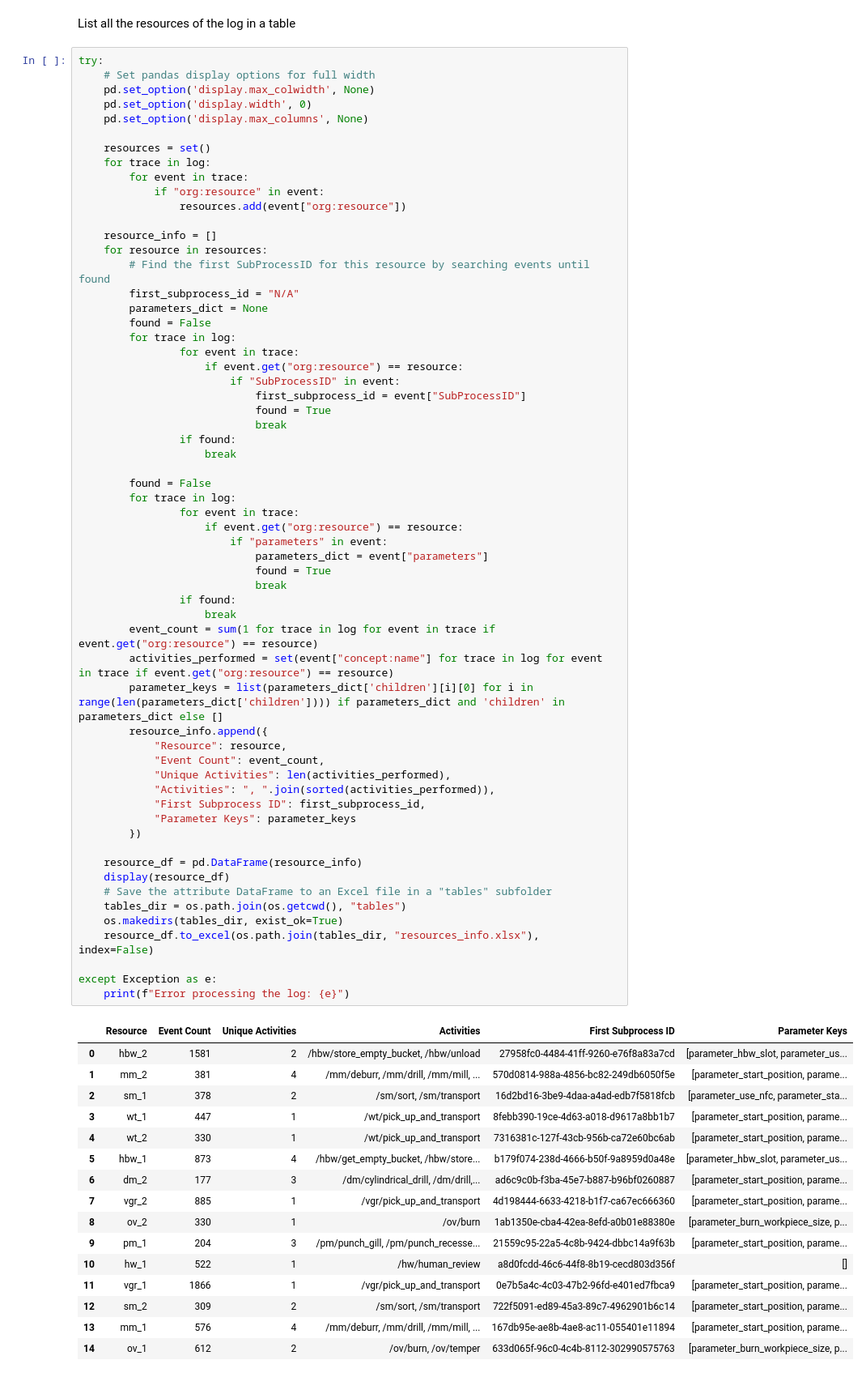
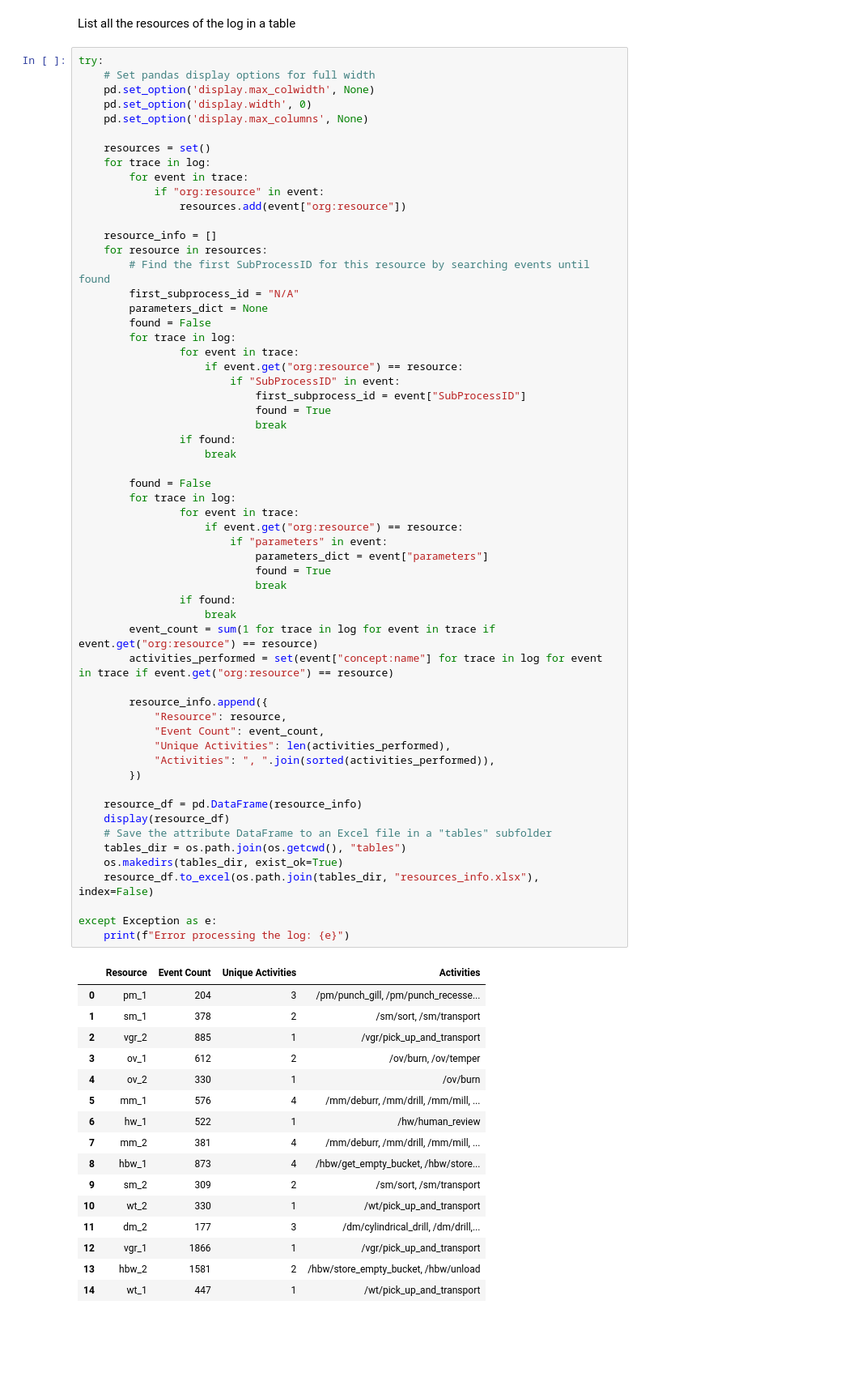
Before and after one commit to Olive305/Bachelor-thesis, a Jupyter notebook: Data/IoT enriched event log paper/document_log_content.ipynb, the cells around one changed output. Shown at 81% size. Cells and saved outputs as stored; diff of their text form; blank space fills up the shorter version.

```diff
--- a/Data/IoT enriched event log paper/document_log_content.ipynb
+++ b/Data/IoT enriched event log paper/document_log_content.ipynb
@@ -154,52 +154,50 @@ try:
 
         found = False
         for trace in log:
                 for event in trace:
                     if event.get("org:resource") == resource:
                         if "parameters" in event:
                             parameters_dict = event["parameters"]
                             found = True
                             break
                 if found:
                     break
         event_count = sum(1 for trace in log for event in trace if event.get("org:resource") == resource)
         activities_performed = set(event["concept:name"] for trace in log for event in trace if event.get("org:resource") == resource)
-        parameter_keys = list(parameters_dict['children'][i][0] for i in range(len(parameters_dict['children']))) if parameters_dict and 'children' in parameters_dict else []
+
         resource_info.append({
             "Resource": resource,
             "Event Count": event_count,
             "Unique Activities": len(activities_performed),
             "Activities": ", ".join(sorted(activities_performed)),
-            "First Subprocess ID": first_subprocess_id,
-            "Parameter Keys": parameter_keys
         })
 
     resource_df = pd.DataFrame(resource_info)
     display(resource_df)
     # Save the attribute DataFrame to an Excel file in a "tables" subfolder
     tables_dir = os.path.join(os.getcwd(), "tables")
     os.makedirs(tables_dir, exist_ok=True)
     resource_df.to_excel(os.path.join(tables_dir, "resources_info.xlsx"), index=False)
 
 except Exception as e:
     print(f"Error processing the log: {e}")
 # %% [output]
-|  | Resource | Event Count | Unique Activities | Activities | First Subprocess ID | Parameter Keys |
-| 0 | hbw_2 | 1581 | 2 | /hbw/store_empty_bucket, /hbw/unload | 27958fc0-4484-41ff-9260-e76f8a83a7cd | [parameter_hbw_slot, parameter_us... |
-| 1 | mm_2 | 381 | 4 | /mm/deburr, /mm/drill, /mm/mill, ... | 570d0814-988a-4856-bc82-249db6050f5e | [parameter_start_position, parame... |
-| 2 | sm_1 | 378 | 2 | /sm/sort, /sm/transport | 16d2bd16-3be9-4daa-a4ad-edb7f5818fcb | [parameter_use_nfc, parameter_sta... |
-| 3 | wt_1 | 447 | 1 | /wt/pick_up_and_transport | 8febb390-19ce-4d63-a018-d9617a8bb1b7 | [parameter_start_position, parame... |
-| 4 | wt_2 | 330 | 1 | /wt/pick_up_and_transport | 7316381c-127f-43cb-956b-ca72e60bc6ab | [parameter_start_position, parame... |
-| 5 | hbw_1 | 873 | 4 | /hbw/get_empty_bucket, /hbw/store... | b179f074-238d-4666-b50f-9a8959d0a48e | [parameter_hbw_slot, parameter_us... |
-| 6 | dm_2 | 177 | 3 | /dm/cylindrical_drill, /dm/drill,... | ad6c9c0b-f3ba-45e7-b887-b96bf0260887 | [parameter_start_position, parame... |
-| 7 | vgr_2 | 885 | 1 | /vgr/pick_up_and_transport | 4d198444-6633-4218-b1f7-ca67ec666360 | [parameter_start_position, parame... |
-| 8 | ov_2 | 330 | 1 | /ov/burn | 1ab1350e-cba4-42ea-8efd-a0b01e88380e | [parameter_burn_workpiece_size, p... |
-| 9 | pm_1 | 204 | 3 | /pm/punch_gill, /pm/punch_recesse... | 21559c95-22a5-4c8b-9424-dbbc14a9f63b | [parameter_start_position, parame... |
-| 10 | hw_1 | 522 | 1 | /hw/human_review | a8d0fcdd-46c6-44f8-8b19-cecd803d356f | [] |
-| 11 | vgr_1 | 1866 | 1 | /vgr/pick_up_and_transport | 0e7b5a4c-4c03-47b2-96fd-e401ed7fbca9 | [parameter_start_position, parame... |
-| 12 | sm_2 | 309 | 2 | /sm/sort, /sm/transport | 722f5091-ed89-45a3-89c7-4962901b6c14 | [parameter_start_position, parame... |
-| 13 | mm_1 | 576 | 4 | /mm/deburr, /mm/drill, /mm/mill, ... | 167db95e-ae8b-4ae8-ac11-055401e11894 | [parameter_start_position, parame... |
-| 14 | ov_1 | 612 | 2 | /ov/burn, /ov/temper | 633d065f-96c0-4c4b-8112-302990575763 | [parameter_burn_workpiece_size, p... |
+|  | Resource | Event Count | Unique Activities | Activities |
+| 0 | pm_1 | 204 | 3 | /pm/punch_gill, /pm/punch_recesse... |
+| 1 | sm_1 | 378 | 2 | /sm/sort, /sm/transport |
+| 2 | vgr_2 | 885 | 1 | /vgr/pick_up_and_transport |
+| 3 | ov_1 | 612 | 2 | /ov/burn, /ov/temper |
+| 4 | ov_2 | 330 | 1 | /ov/burn |
+| 5 | mm_1 | 576 | 4 | /mm/deburr, /mm/drill, /mm/mill, ... |
+| 6 | hw_1 | 522 | 1 | /hw/human_review |
+| 7 | mm_2 | 381 | 4 | /mm/deburr, /mm/drill, /mm/mill, ... |
+| 8 | hbw_1 | 873 | 4 | /hbw/get_empty_bucket, /hbw/store... |
+| 9 | sm_2 | 309 | 2 | /sm/sort, /sm/transport |
+| 10 | wt_2 | 330 | 1 | /wt/pick_up_and_transport |
+| 11 | dm_2 | 177 | 3 | /dm/cylindrical_drill, /dm/drill,... |
+| 12 | vgr_1 | 1866 | 1 | /vgr/pick_up_and_transport |
+| 13 | hbw_2 | 1581 | 2 | /hbw/store_empty_bucket, /hbw/unload |
+| 14 | wt_1 | 447 | 1 | /wt/pick_up_and_transport |
 # %% [markdown]
 Load a single subevent log file
 # %%
```
Also changed, not shown: parts of 9 cells of this notebook, 6 other files.
